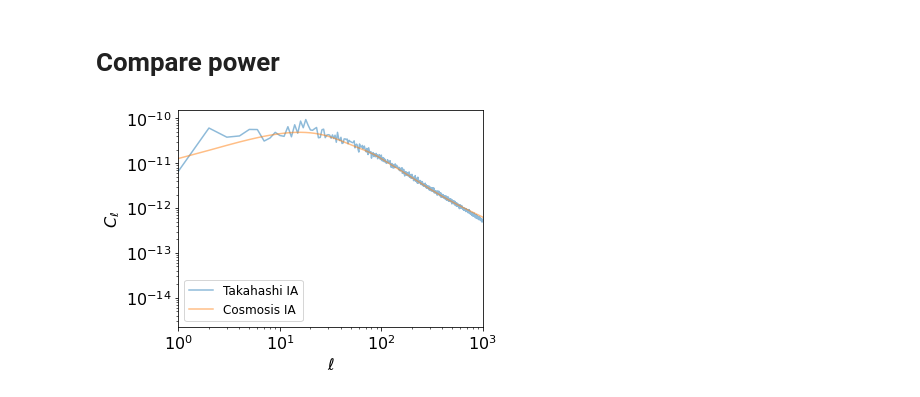
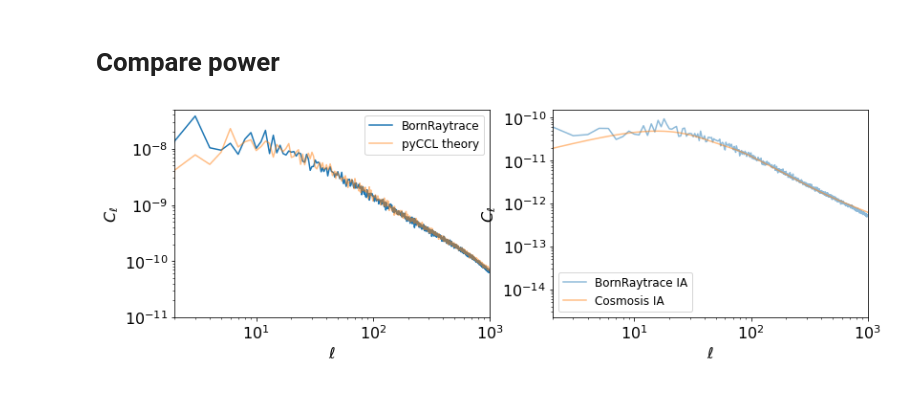
Before and after one commit to NiallJeffrey/BornRaytrace, a Jupyter notebook: demo/full_lensing_demo.ipynb, the cells around one changed output. Cells and saved outputs as stored; diff of their text form; code cells hidden in the pictures.

Commit message:
updated validation plots

```diff
--- a/demo/full_lensing_demo.ipynb
+++ b/demo/full_lensing_demo.ipynb
@@ -22,8 +22,8 @@ def recentre_nz(z_sim_edges, z_samp_centre, nz_input):
 cosmo_taka = FlatLambdaCDM(H0= 70 * u.km / u.s / u.Mpc, Om0=(0.233+0.046))
 # %%
 nside = 512
-overdensity_array = np.load('takahashi_mock_example/takahashi_overdensity_array.npy')
-z_bin_edges = np.genfromtxt('takahashi_mock_example/z.txt')
+overdensity_array = np.load('example_data/takahashi_overdensity_array.npy')
+z_bin_edges = np.genfromtxt('example_data/z.txt')
 # %%
 comoving_edges =  cosmo_taka.comoving_distance(z_bin_edges)
 z_centre = np.array([z_at_value(cosmo_taka.comoving_distance, 0.5*(comoving_edges[i]+comoving_edges[i+1])) \
@@ -31,15 +31,13 @@ z_centre = np.array([z_at_value(cosmo_taka.comoving_distance, 0.5*(comoving_edge
 # %% [markdown]
 # Calculate lensing $\kappa(z)$ maps
 # %%
-source_edge_index = 20
-
 kappa_lensing = np.copy(overdensity_array)*0.
 
-for i in range(kappa_lensing.shape[0]):
-    kappa_lensing[i] = lensing.raytrace(cosmo_taka.H0, cosmo_taka.Om0,
+for i in np.arange(1,kappa_lensing.shape[0]+1):
+    kappa_lensing[i-1] = lensing.raytrace(cosmo_taka.H0, cosmo_taka.Om0,
                                      overdensity_array=overdensity_array[:i].T,
                                      a_centre=1./(1.+z_centre[:i]),
-                                     comoving_edges=cosmo_taka.comoving_distance(z_bin_edges)[:(i+1)])
+                                     comoving_edges=comoving_edges[:(i+1)])
 # %% [markdown]
 # Calculate IA $\kappa(z)$ maps ($A_{IA}  = 0.49$)
 # %%
@@ -93,14 +84,26 @@ ell3_cosmosis = np.genfromtxt('test_sim_shear_fiducial_nla_NG_all_v2.fits_shear_
-# %%
-_ = plt.figure(figsize=(12,4)), plt.subplot(1,2,1)
-# _ = plt.loglog(ell, ell*power_total,label='Takahashi total', alpha=0.5)
-# _ = plt.plot(ell2_cosmosis, ell2_cosmosis*total_power_cosmosis,label='Cosmosis total', alpha=0.5)
-# _ = plt.plot(ell3_cosmosis, ell3_cosmosis*lensing_power_cosmosis,label='Cosmosis shear', alpha=0.5)
-_ = plt.plot(ell, power_ia,label='Takahashi IA', alpha=0.5)
-_ = plt.loglog(ell_cosmosis,lensing_power_cosmosis_ia,label= 'Cosmosis IA', alpha=0.5)
-_ = plt.legend(fontsize=12)
-_ = plt.ylabel(r'$C_\ell$', fontsize=16)
-_ = plt.xlabel(r'$\ell$', fontsize=16)
-
-_ = plt.xlim(1,1000)
-# %% [output]
-[figure, removed]
+# %%
+pyccl_corrected_theory = np.load('example_data/pyccl_corrected_nz_prediction.npy')
+ell_pyccl, pyccl_corrected_theory = pyccl_corrected_theory[0], pyccl_corrected_theory[1]
+# %%
+lensing_power_cosmosis_ia = np.load('example_data/cosmosis_ia_prediction.npy')
+ell_cosmosis, lensing_power_cosmosis_ia = lensing_power_cosmosis_ia[0], lensing_power_cosmosis_ia[1]
+# %%
+_ = plt.figure(figsize=(13,4)), plt.subplot(1,2,1)
+_ = plt.plot(ell, power_lensing,label='BornRaytrace')
+_ = plt.loglog(ell_pyccl,pyccl_corrected_theory,label= 'pyCCL theory', alpha=0.5)
+_ = plt.legend(fontsize=12)
+_ = plt.ylabel(r'$C_\ell$', fontsize=16)
+_ = plt.xlabel(r'$\ell$', fontsize=16)
+_ = plt.ylim(1e-11,5e-8)
+_ = plt.xlim(2,1000)
+
+_ = plt.subplot(1,2,2)
+_ = plt.plot(ell, power_ia,label='BornRaytrace IA', alpha=0.5)
+_ = plt.loglog(ell_cosmosis,lensing_power_cosmosis_ia,label= 'Cosmosis IA', alpha=0.5)
+_ = plt.legend(fontsize=12)
+_ = plt.legend(fontsize=12)
+_ = plt.ylabel(r'$C_\ell$', fontsize=16)
+_ = plt.xlabel(r'$\ell$', fontsize=16)
+_ = plt.xlim(2,1000)
+# %% [output]
+[figure, added]
```
Also changed, not shown: parts of 1 cell of this notebook, 9 other files.
